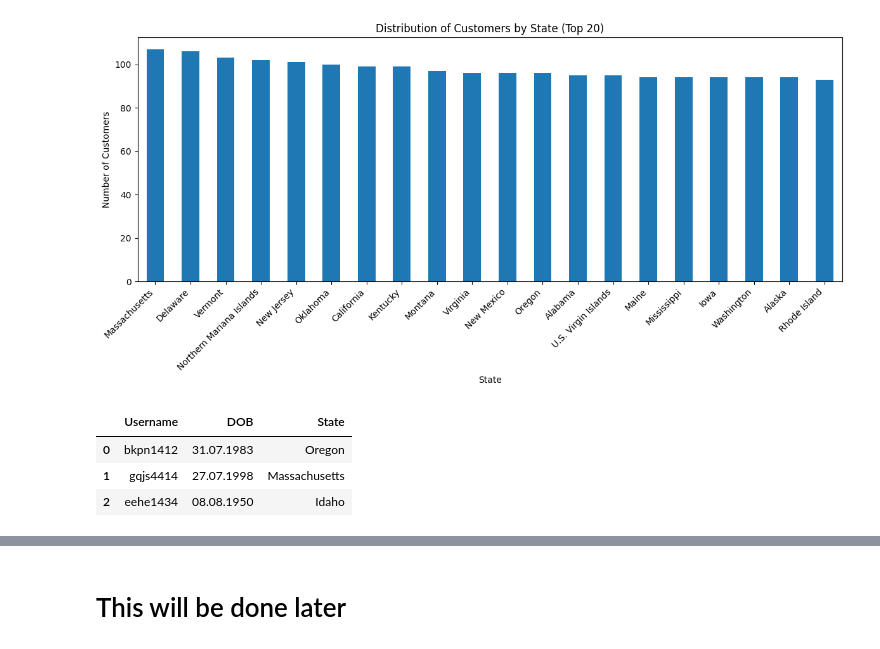
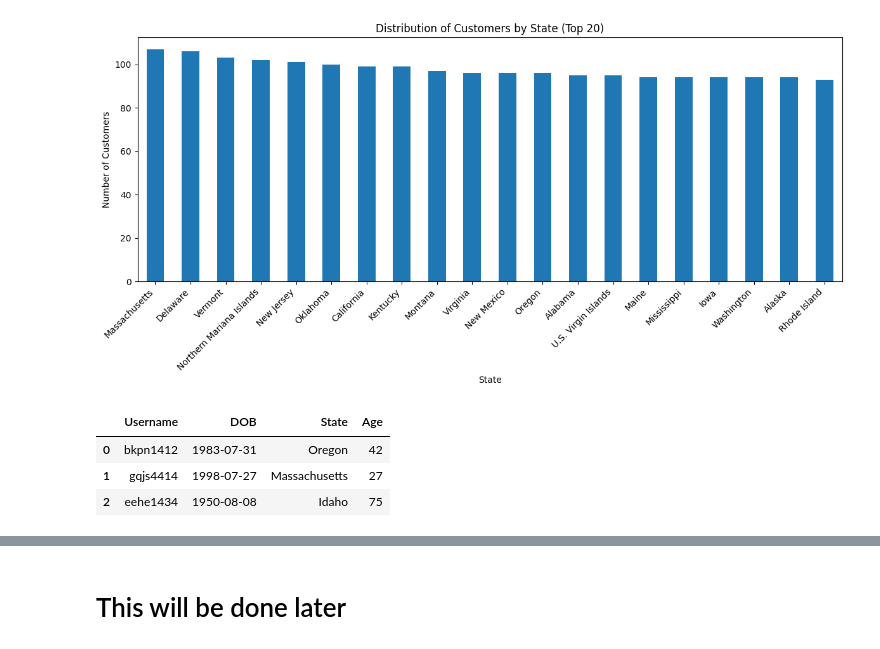
Before and after one commit to RedeemerNtumy/JCPennyConsultancyProject, a Jupyter notebook: 3549063_BD2.ipynb, the cells around one changed output, grey strips where cells are left out. Drawn from its saved outputs; the diff is of its cells as text; code cells hidden in the pictures.

Commit message:
Adding the reviews data and exploring the user data

```diff
--- a/3549063_BD2.ipynb
+++ b/3549063_BD2.ipynb
@@ -278,9 +278,9 @@ updated_users['Age'] = updated_users.apply(lambda row: row['Age'] - ((current_da
                                                      (current_date.day < row['DOB'].day))) if pd.notna(row['DOB']) else row['Age'], axis=1)
 # %%
 # Viewing first 3 rows
-users.head(3)
+updated_users.head(3)
 # %% [output]
-|  | Username | DOB | State |
-| 0 | bkpn1412 | 31.07.1983 | Oregon |
-| 1 | gqjs4414 | 27.07.1998 | Massachusetts |
-| 2 | eehe1434 | 08.08.1950 | Idaho |
+|  | Username | DOB | State | Age |
+| 0 | bkpn1412 | 1983-07-31 | Oregon | 42 |
+| 1 | gqjs4414 | 1998-07-27 | Massachusetts | 27 |
+| 2 | eehe1434 | 1950-08-08 | Idaho | 75 |
```
Also changed, not shown: parts of 10 cells of this notebook.
